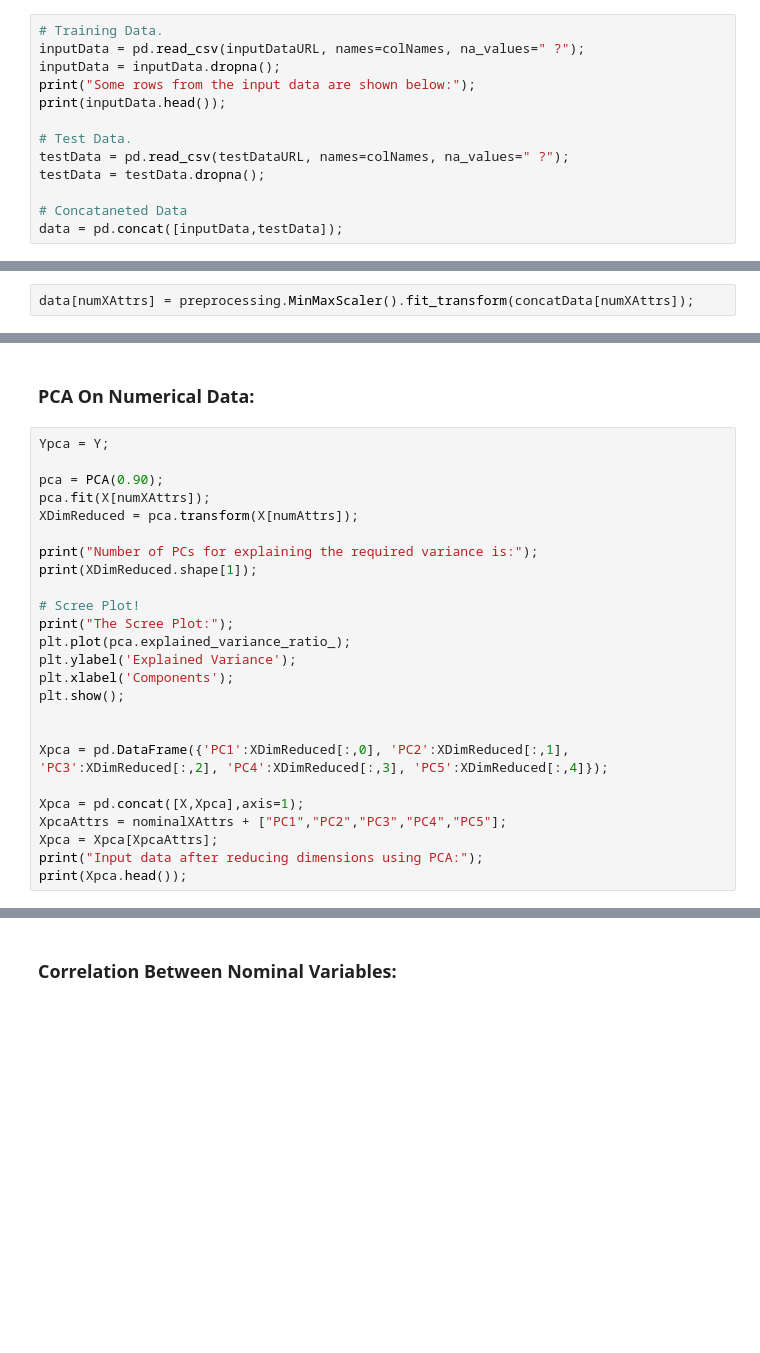
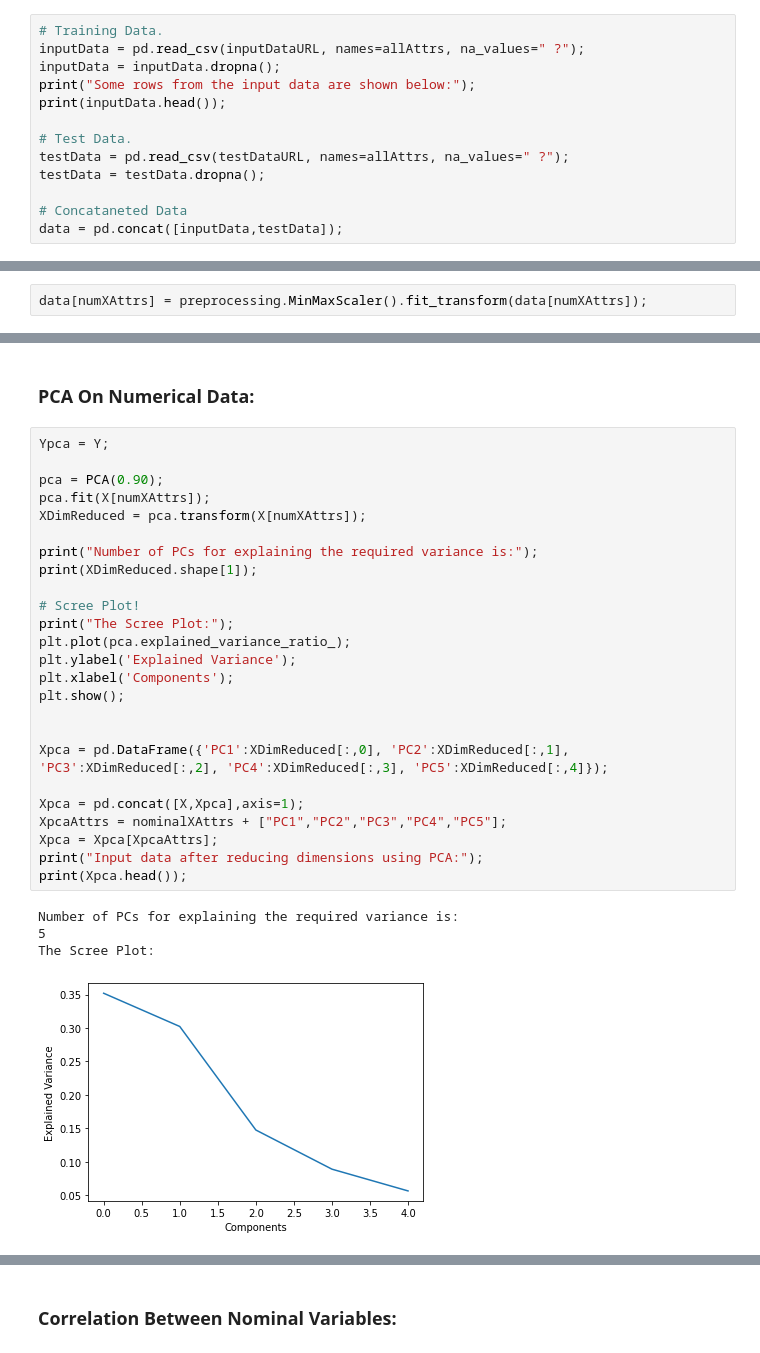
Before and after one commit to Aditya-163/MLDA-1-Project-1, a Jupyter notebook: KNN.ipynb, the cells around one changed output, grey strips where cells are left out. Drawn from its saved outputs; the diff is of its cells as text; blank space fills up the shorter version.

```diff
--- a/KNN.ipynb
+++ b/KNN.ipynb
@@ -61,13 +61,13 @@ nominalXAttrs = ["workclass","education","marital-status","occupation","relation
 # Reading The Required Data:
 # %%
 # Training Data.
-inputData = pd.read_csv(inputDataURL, names=colNames, na_values=" ?");
+inputData = pd.read_csv(inputDataURL, names=allAttrs, na_values=" ?");
 inputData = inputData.dropna();
 print("Some rows from the input data are shown below:");
 print(inputData.head());
 
 # Test Data.
-testData = pd.read_csv(testDataURL, names=colNames, na_values=" ?");
+testData = pd.read_csv(testDataURL, names=allAttrs, na_values=" ?");
 testData = testData.dropna();
 
 # Concataneted Data
@@ -79,7 +97,7 @@ data = pd.concat([inputData,testData]);
 # %% [markdown]
 ### Normalizing Numerical Data:
 # %%
-data[numXAttrs] = preprocessing.MinMaxScaler().fit_transform(concatData[numXAttrs]);
+data[numXAttrs] = preprocessing.MinMaxScaler().fit_transform(data[numXAttrs]);
 # %% [markdown]
 ### Splitting The Input and Output Parts in the data:
 # %%
@@ -95,25 +113,30 @@ Y.reset_index(drop=True, inplace=True);
 # %%
 Ypca = Y;
 
 pca = PCA(0.90);
 pca.fit(X[numXAttrs]);
-XDimReduced = pca.transform(X[numAttrs]);
+XDimReduced = pca.transform(X[numXAttrs]);
 
 print("Number of PCs for explaining the required variance is:");
 print(XDimReduced.shape[1]);
 
 # Scree Plot!
 print("The Scree Plot:");
 plt.plot(pca.explained_variance_ratio_);
 plt.ylabel('Explained Variance');
 plt.xlabel('Components');
 plt.show();
 
 
 Xpca = pd.DataFrame({'PC1':XDimReduced[:,0], 'PC2':XDimReduced[:,1], 'PC3':XDimReduced[:,2], 'PC4':XDimReduced[:,3], 'PC5':XDimReduced[:,4]});
 
 Xpca = pd.concat([X,Xpca],axis=1);
 XpcaAttrs = nominalXAttrs + ["PC1","PC2","PC3","PC4","PC5"];
 Xpca = Xpca[XpcaAttrs];
 print("Input data after reducing dimensions using PCA:");
 print(Xpca.head());
+# %% [output]
+Number of PCs for explaining the required variance is:
+5
+The Scree Plot:
+[figure, added]
```
Also changed, not shown: parts of 7 cells of this notebook.
